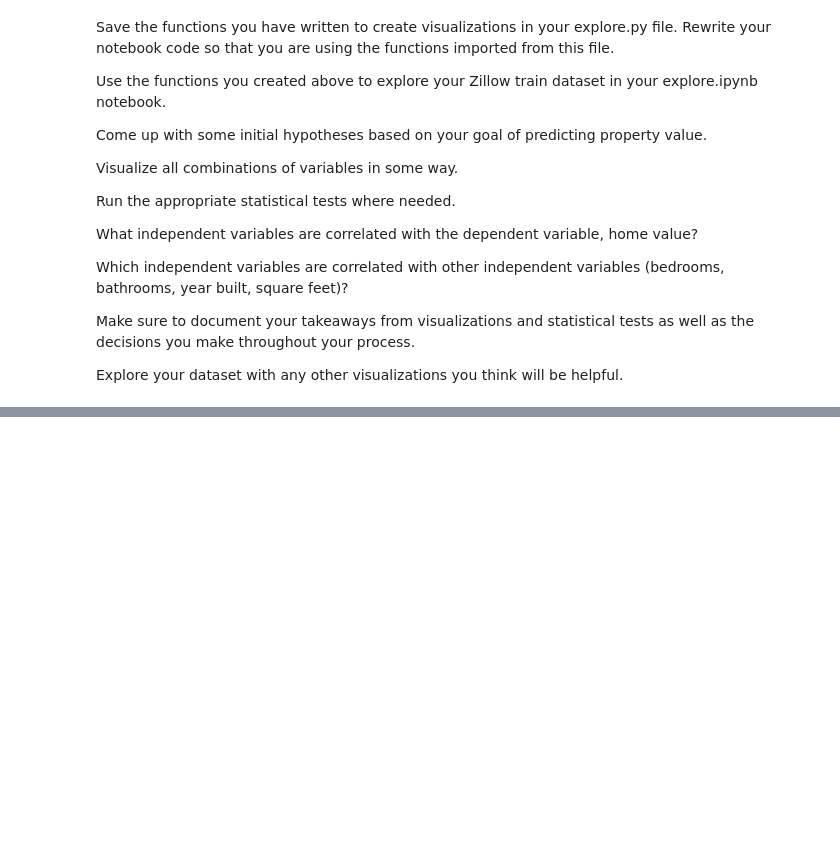
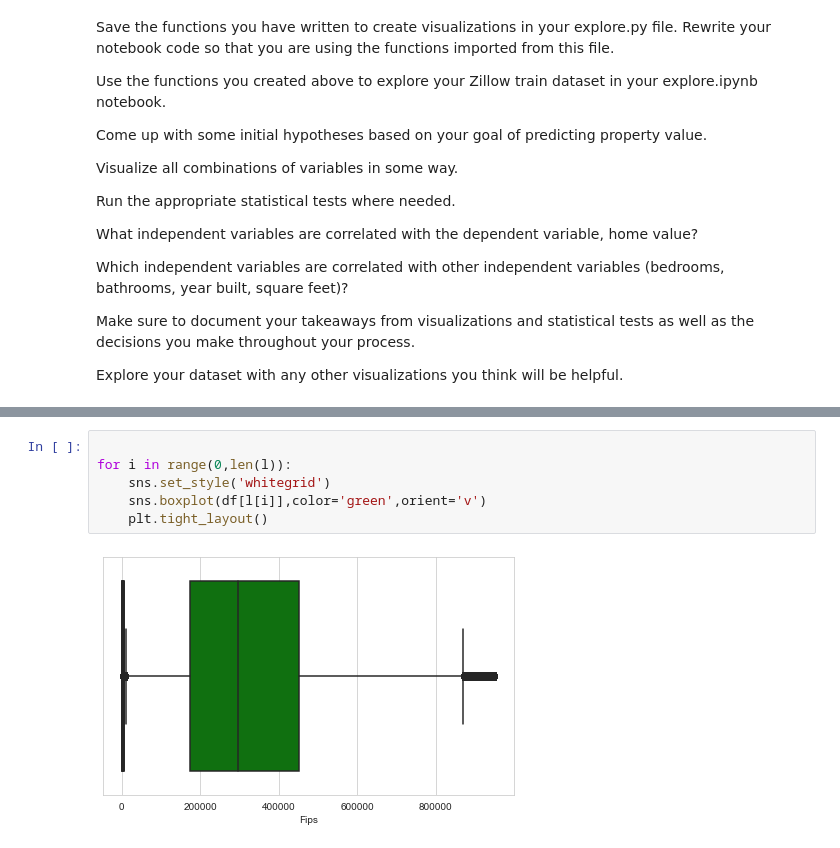
Before and after one commit to cristianibarra1/regression-exercises, a Jupyter notebook: wrangle.ipynb, the cells around one changed output, grey strips where cells are left out. Drawn from its saved outputs; the diff is of its cells as text; blank space fills up the shorter version.

```diff
--- a/wrangle.ipynb
+++ b/wrangle.ipynb
@@ -392,0 +381,8 @@ AttributeError: 'Rectangle' object has no property 'normed'
+# %%
+
+for i in range(0,len(l)):
+    sns.set_style('whitegrid')
+    sns.boxplot(df[l[i]],color='green',orient='v')
+    plt.tight_layout()
+# %% [output]
+[figure, added]
```
Also changed, not shown: parts of 26 cells of this notebook.
